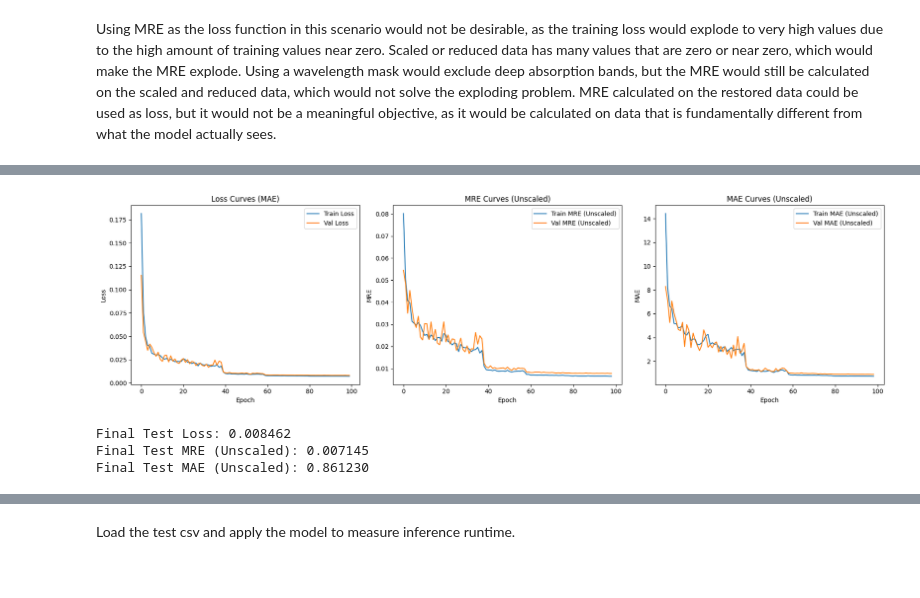
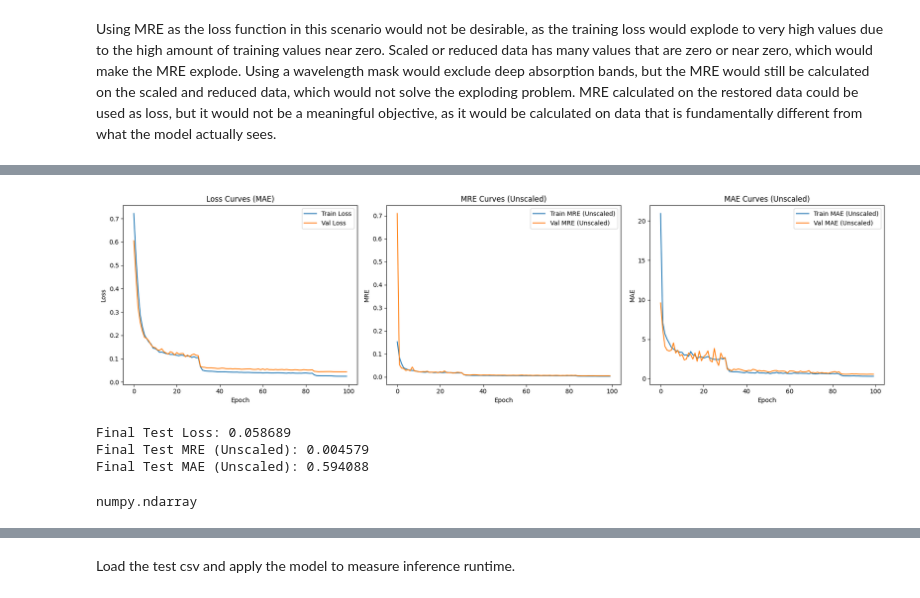
Before and after one commit to Teolul/Masters_Thesis, a Jupyter notebook: nn_pipeline.ipynb, the cells around one changed output, grey strips where cells are left out. Cells and saved outputs as stored; diff of their text form; code cells hidden in the pictures.

Commit message:
experiments with neural networks

```diff
--- a/nn_pipeline.ipynb
+++ b/nn_pipeline.ipynb
@@ -406,7 +407,7 @@ class EmulatorSet4(nn.Module):
         return torch.stack(outputs, dim=1)
 # %%
 # quick model test
-model = EmulatorSet1(single_encoder=True).to(device)
+model = EmulatorSet1(encoder_type="single").to(device)
 model.eval()
 
 # dummy input: (batch_size, 9)
@@ -582,27 +507,0 @@ class MRELoss(nn.Module):
-# %%
-def calculate_metrics(config, y_pred, Y_batch, wavelengths):
-    if config["scaled"] or config["reduced"]:
-        # prepare tensors to hold the restored predictions and targets in original space
-        y_pred_og_shape = torch.zeros((y_pred.size(0), globals.N_FUNCTIONS, len(wavelengths)), device=y_pred.device)
-        y_true_og_shape = torch.zeros((Y_batch.size(0), globals.N_FUNCTIONS, len(wavelengths)), device=Y_batch.device)
-
-        # inverse transform the scaling and PCA to get back to original space if needed
-        for i in range(globals.N_FUNCTIONS):
-            y_pred_restored = y_pred[:, i, :].cpu().detach().numpy()
-            y_true_restored = Y_batch[:, i, :].cpu().detach().numpy()
-            if config["scaled"]:
-                y_pred_restored = config["y_scalers"][i].inverse_transform(y_pred_restored)
-                y_true_restored = config["y_scalers"][i].inverse_transform(y_true_restored)
-            if config["reduced"]:
-                y_pred_restored = config["pca_list"][i].inverse_transform(y_pred_restored)
-                y_true_restored = config["pca_list"][i].inverse_transform(y_true_restored)
-            y_pred_og_shape[:, i, :] = torch.from_numpy(y_pred_restored).to(y_pred_og_shape.device)
-            y_true_og_shape[:, i, :] = torch.from_numpy(y_true_restored).to(y_true_og_shape.device)
-
-        batch_train_mre_unscaled = utils.mre_score(y_pred_og_shape.cpu().detach().numpy(), y_true_og_shape.cpu().detach().numpy(), wavelengths)
-        batch_train_mae_unscaled = utils.mae_score(y_pred_og_shape.cpu().detach().numpy(), y_true_og_shape.cpu().detach().numpy(), wavelengths)
-    else:
-        batch_train_mre_unscaled = utils.mre_score(y_pred.cpu().detach().numpy(), Y_batch.cpu().detach().numpy(), wavelengths)
-        batch_train_mae_unscaled = utils.mre_score(y_pred.cpu().detach().numpy(), Y_batch.cpu().detach().numpy(), wavelengths)
-
-    return batch_train_mre_unscaled, batch_train_mae_unscaled
@@ -869,0 +848,2 @@ Val MAE (Unscaled): 5.074987
+# %%
+summary, model, history = run_all_experiments(config, device, wavelengths)
@@ -870,36 +918,55 @@ Val MAE (Unscaled): 5.074987
 # %%
+# history load
+with open(f"nn_results/{best_model['experiment_id']}_history.pkl", "rb") as f:
+    history = pickle.load(f)
+
 # history plotting
 plt.figure(figsize=(18, 5))
 
 plt.subplot(1, 3, 1)
 plt.plot(history["train_loss"], label="Train Loss")
 plt.plot(history["val_loss"], label="Val Loss")
 plt.title("Loss Curves (MAE)")
 plt.xlabel("Epoch")
 plt.ylabel("Loss")
 plt.legend()
 
 plt.subplot(1, 3, 2)
-plt.plot(history["train_mre_unscaled"][1:], label="Train MRE (Unscaled)")
-plt.plot(history["val_mre_unscaled"][1:], label="Val MRE (Unscaled)")
+plt.plot(history["train_mre"], label="Train MRE (Unscaled)")
+plt.plot(history["val_mre"], label="Val MRE (Unscaled)")
 plt.title("MRE Curves (Unscaled)")
 plt.xlabel("Epoch")
 plt.ylabel("MRE")
 plt.legend()
 
 plt.subplot(1, 3, 3)
-plt.plot(history["train_mae_unscaled"][1:], label="Train MAE (Unscaled)")
-plt.plot(history["val_mae_unscaled"][1:], label="Val MAE (Unscaled)")
+plt.plot(history["train_mae"], label="Train MAE (Unscaled)")
+plt.plot(history["val_mae"], label="Val MAE (Unscaled)")
 plt.title("MAE Curves (Unscaled)")
 plt.xlabel("Epoch")
 plt.ylabel("MAE")
 plt.legend()
 
 plt.tight_layout()
 plt.show()
 # %% [output]
-[figure, old version]
+[figure, new version]
 # %%
+# load best model
+model = ARCHITECTURES[best_model["model"]](encoder_type=best_model["encoder"]).to(device)
+model.load_state_dict(torch.load(f"nn_results/{best_model['experiment_id']}.pth", map_location=device))
+
+if best_model["model"] in FULL_DS_MODELS:
+    test_ds = config["test_ds_scaled"][best_model["scale_type"]]
+    y_scalers = config["y_scalers"][best_model["scale_type"]]
+    pca_list = None
+else:
+    test_ds = config["test_ds_reduced_scaled"][best_model["scale_type"]]
+    y_scalers = config["y_scalers_reduced"][best_model["scale_type"]]
+    pca_list = config["pca_lists"][best_model["scale_type"]]
+test_dl   = torch.utils.data.DataLoader(test_ds, batch_size=config["batch_size"], shuffle=False)
+criterion = nn.L1Loss()
+
 # test on test set
 model.eval()
 test_loss = 0.0
@@ -918,7 +985,7 @@ with torch.no_grad():
         batch_test_mae_unscaled = 0.0
 
         loss += criterion(y_pred, Y_batch)
-        batch_test_mre_unscaled_partial, batch_test_mae_unscaled_partial = calculate_metrics(config, y_pred, Y_batch, wavelengths)
+        batch_test_mre_unscaled_partial, batch_test_mae_unscaled_partial = calculate_metrics(y_pred, Y_batch, wavelengths, y_scalers, pca_list)
 
         batch_test_mre_unscaled += batch_test_mre_unscaled_partial
         batch_test_mae_unscaled += batch_test_mae_unscaled_partial
@@ -933,12 +1000,18 @@ with torch.no_grad():
             "mae_unscaled": batch_test_mae_unscaled,
         })
 
-print(f"\nFinal Test Loss: {test_loss / len(config['test_ds']):.6f}")
-print(f"Final Test MRE (Unscaled): {test_mre_unscaled / len(config['test_ds']):.6f}")
-print(f"Final Test MAE (Unscaled): {test_mae_unscaled / len(config['test_ds']):.6f}")
+print(f"\nFinal Test Loss: {test_loss / len(test_ds):.6f}")
+print(f"Final Test MRE (Unscaled): {test_mre_unscaled / len(test_ds):.6f}")
+print(f"Final Test MAE (Unscaled): {test_mae_unscaled / len(test_ds):.6f}")
 # %% [output]
-Final Test Loss: 0.008462
-Final Test MRE (Unscaled): 0.007145
-Final Test MAE (Unscaled): 0.861230
+Final Test Loss: 0.058689
+Final Test MRE (Unscaled): 0.004579
+Final Test MAE (Unscaled): 0.594088
+# %%
+temp_dl = torch.utils.data.DataLoader(test_ds, batch_size=len(test_ds))
+X_test_current = next(iter(temp_dl))[0].numpy()
+type(X_test_current)
+# %% [output]
+numpy.ndarray
 # %%
 # predict on test set for other metrics and visualization
```
Also changed, not shown: parts of 22 cells of this notebook, 17 other files.
